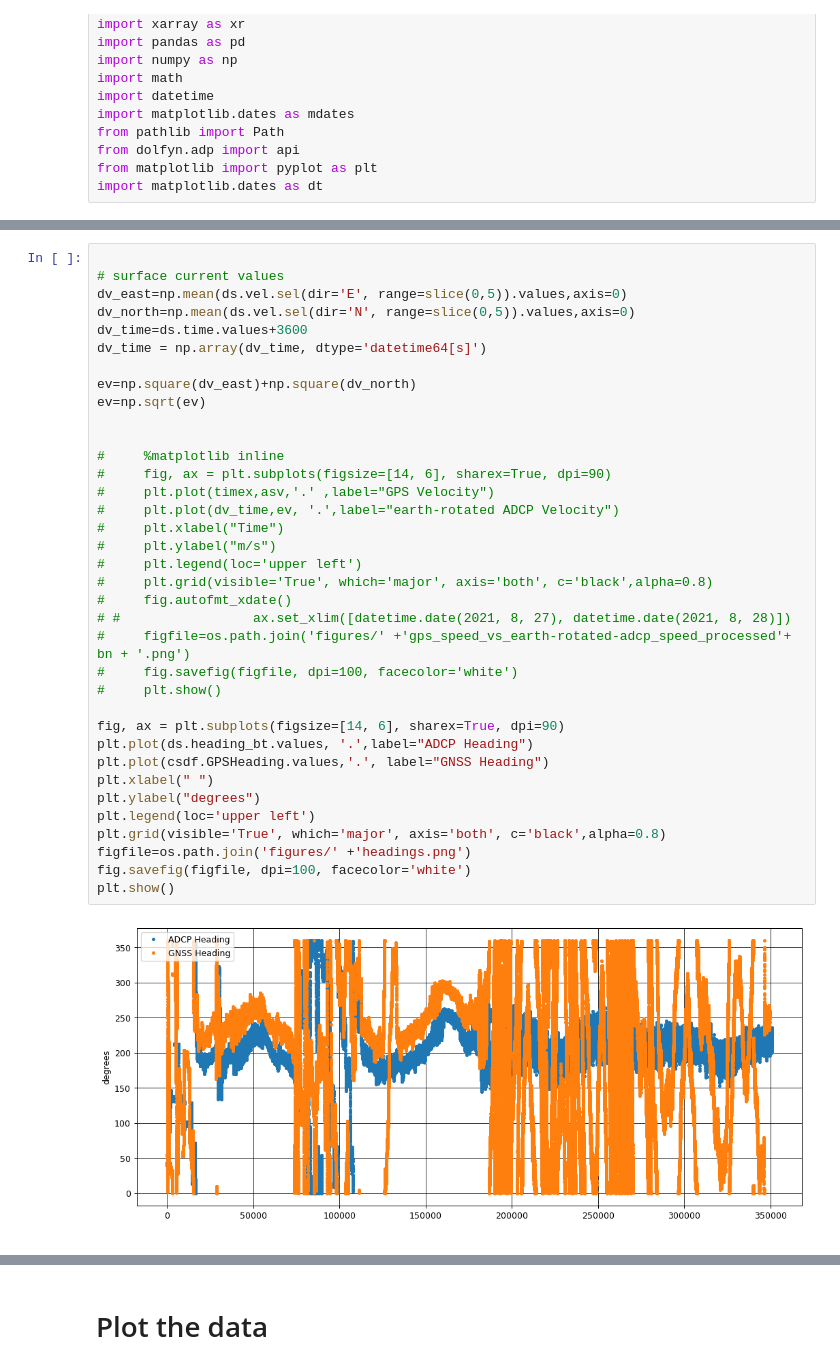
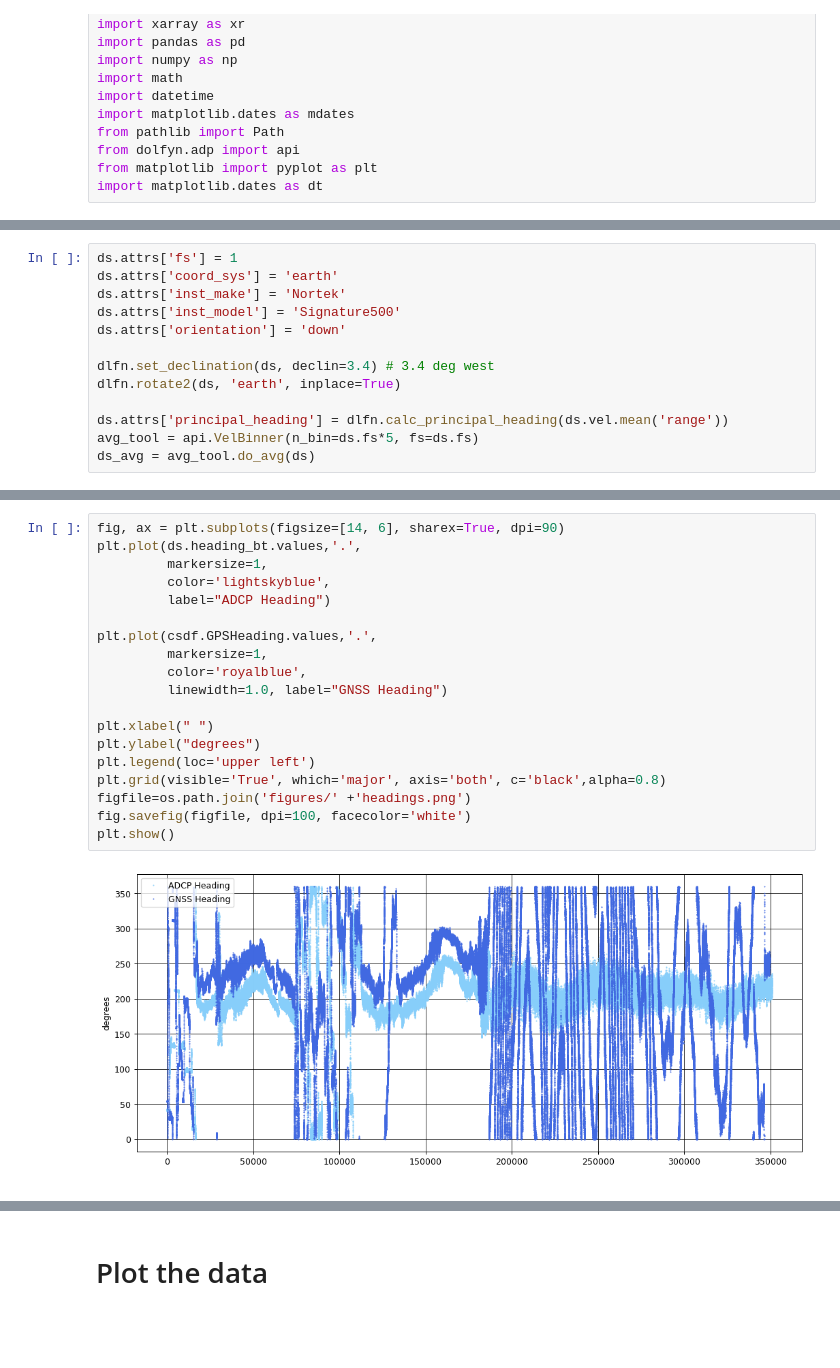
Before and after one commit to LewisDrysdale/autonaut-ADCP-data, a Jupyter notebook: read_raw_to_AD2CP.ipynb, the cells around one changed output, grey strips where cells are left out. Cells and saved outputs as stored; diff of their text form; blank space fills up the shorter version.

Commit message:
update some figures

```diff
--- a/read_raw_to_AD2CP.ipynb
+++ b/read_raw_to_AD2CP.ipynb
@@ -161,0 +117,13 @@ csdf
+# %%
+ds.attrs['fs'] = 1
+ds.attrs['coord_sys'] = 'earth'
+ds.attrs['inst_make'] = 'Nortek'
+ds.attrs['inst_model'] = 'Signature500'
+ds.attrs['orientation'] = 'down'
+
+dlfn.set_declination(ds, declin=3.4) # 3.4 deg west
+dlfn.rotate2(ds, 'earth', inplace=True)
+
+ds.attrs['principal_heading'] = dlfn.calc_principal_heading(ds.vel.mean('range'))
+avg_tool = api.VelBinner(n_bin=ds.fs*5, fs=ds.fs)
+ds_avg = avg_tool.do_avg(ds)
@@ -162,38 +192,21 @@ csdf
 # %%
+fig, ax = plt.subplots(figsize=[14, 6], sharex=True, dpi=90)
+plt.plot(ds.heading_bt.values,'.',
+         markersize=1,
+         color='lightskyblue',
+         label="ADCP Heading")
 
-# surface current values
-dv_east=np.mean(ds.vel.sel(dir='E', range=slice(0,5)).values,axis=0)
-dv_north=np.mean(ds.vel.sel(dir='N', range=slice(0,5)).values,axis=0)
-dv_time=ds.time.values+3600
-dv_time = np.array(dv_time, dtype='datetime64[s]')
+plt.plot(csdf.GPSHeading.values,'.',
+         markersize=1,
+         color='royalblue',
+         linewidth=1.0, label="GNSS Heading")
 
-ev=np.square(dv_east)+np.square(dv_north)
-ev=np.sqrt(ev)
-
-
-#     %matplotlib inline
-#     fig, ax = plt.subplots(figsize=[14, 6], sharex=True, dpi=90)
-#     plt.plot(timex,asv,'.' ,label="GPS Velocity")
-#     plt.plot(dv_time,ev, '.',label="earth-rotated ADCP Velocity")
-#     plt.xlabel("Time")
-#     plt.ylabel("m/s")
-#     plt.legend(loc='upper left')
-#     plt.grid(visible='True', which='major', axis='both', c='black',alpha=0.8)
-#     fig.autofmt_xdate()
-# #                 ax.set_xlim([datetime.date(2021, 8, 27), datetime.date(2021, 8, 28)])
-#     figfile=os.path.join('figures/' +'gps_speed_vs_earth-rotated-adcp_speed_processed'+ bn + '.png')
-#     fig.savefig(figfile, dpi=100, facecolor='white')
-#     plt.show()
-
-fig, ax = plt.subplots(figsize=[14, 6], sharex=True, dpi=90)
-plt.plot(ds.heading_bt.values, '.',label="ADCP Heading")
-plt.plot(csdf.GPSHeading.values,'.', label="GNSS Heading")
 plt.xlabel(" ")
 plt.ylabel("degrees")
 plt.legend(loc='upper left')
 plt.grid(visible='True', which='major', axis='both', c='black',alpha=0.8)
 figfile=os.path.join('figures/' +'headings.png')
 fig.savefig(figfile, dpi=100, facecolor='white')
 plt.show()
 # %% [output]
-[figure, old version]
+[figure, new version]
```
Also changed, not shown: parts of 20 cells of this notebook, 4 other files.
